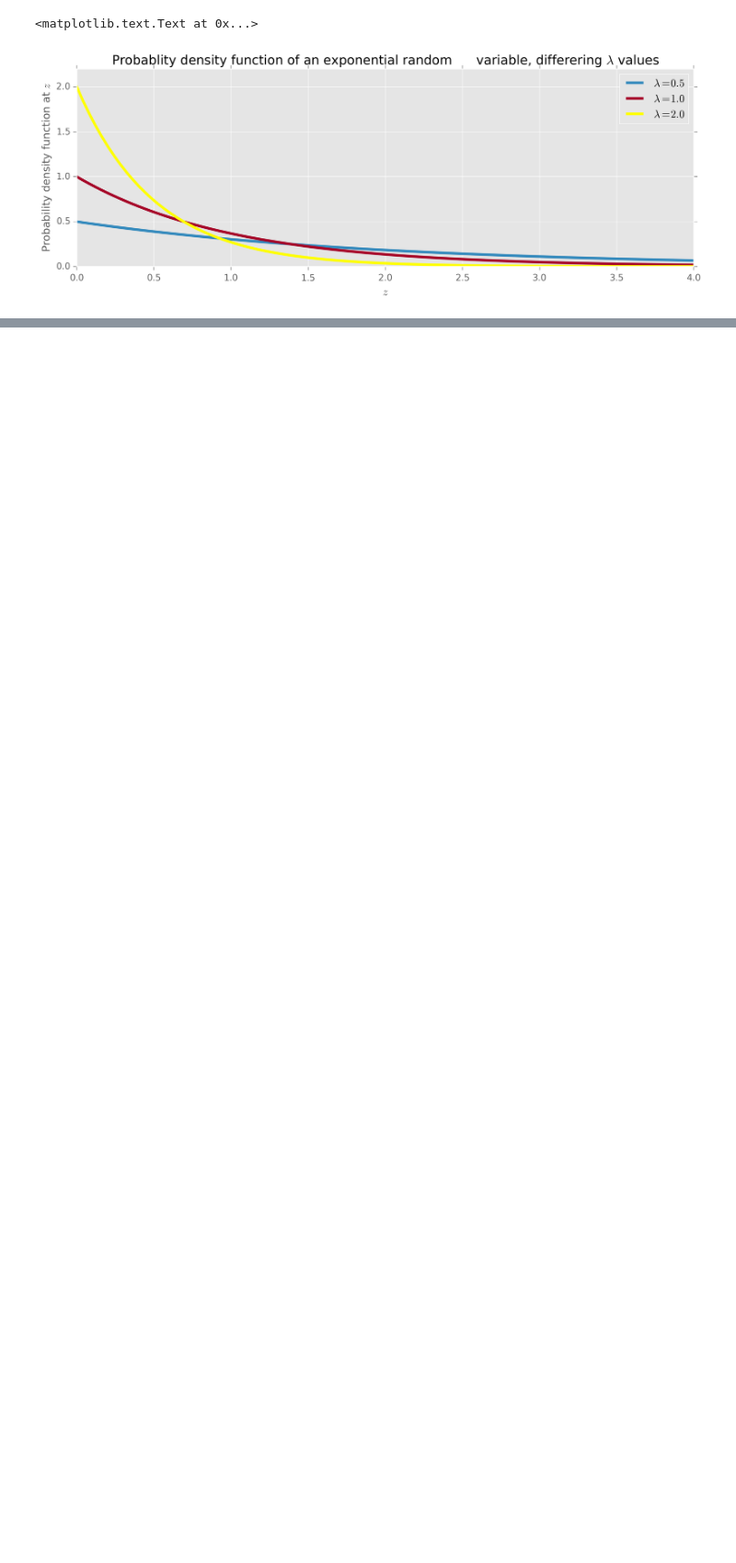
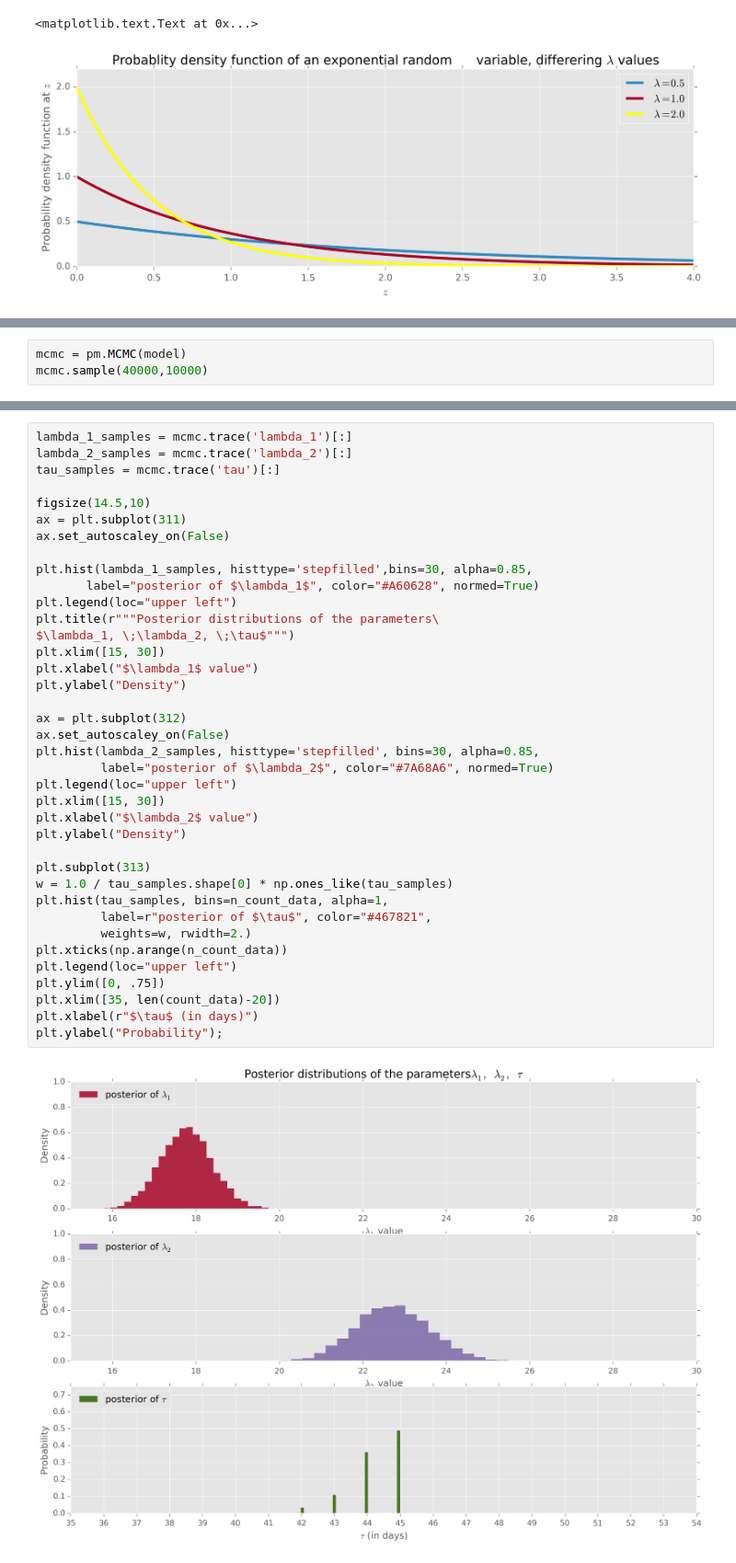
Before and after one commit to doolingdavid/Probabilistic-Programming-and-Bayesian-Methods-for-Hackers, a Jupyter notebook: Chapter1_Introduction/chapter1notes.ipynb, the cells around one changed output, grey strips where cells are left out. Shown at 92% size. Saved outputs shown, nothing was run; the diff lists cells and outputs as text; blank space fills up the shorter version.

```diff
--- a/Chapter1_Introduction/chapter1notes.ipynb
+++ b/Chapter1_Introduction/chapter1notes.ipynb
@@ -137,0 +231,3 @@ plt.title("Probablity density function of an exponential random\
+# %%
+mcmc = pm.MCMC(model)
+mcmc.sample(40000,10000)
@@ -137,0 +236,40 @@ plt.title("Probablity density function of an exponential random\
+# %%
+lambda_1_samples = mcmc.trace('lambda_1')[:]
+lambda_2_samples = mcmc.trace('lambda_2')[:]
+tau_samples = mcmc.trace('tau')[:]
+
+figsize(14.5,10)
+ax = plt.subplot(311)
+ax.set_autoscaley_on(False)
+
+plt.hist(lambda_1_samples, histtype='stepfilled',bins=30, alpha=0.85,
+       label="posterior of $\lambda_1$", color="#A60628", normed=True)
+plt.legend(loc="upper left")
+plt.title(r"""Posterior distributions of the parameters\
+$\lambda_1, \;\lambda_2, \;\tau$""")
+plt.xlim([15, 30])
+plt.xlabel("$\lambda_1$ value")
+plt.ylabel("Density")
+
+ax = plt.subplot(312)
+ax.set_autoscaley_on(False)
+plt.hist(lambda_2_samples, histtype='stepfilled', bins=30, alpha=0.85,
+         label="posterior of $\lambda_2$", color="#7A68A6", normed=True)
+plt.legend(loc="upper left")
+plt.xlim([15, 30])
+plt.xlabel("$\lambda_2$ value")
+plt.ylabel("Density")
+
+plt.subplot(313)
+w = 1.0 / tau_samples.shape[0] * np.ones_like(tau_samples)
+plt.hist(tau_samples, bins=n_count_data, alpha=1,
+         label=r"posterior of $\tau$", color="#467821",
+         weights=w, rwidth=2.)
+plt.xticks(np.arange(n_count_data))
+plt.legend(loc="upper left")
+plt.ylim([0, .75])
+plt.xlim([35, len(count_data)-20])
+plt.xlabel(r"$\tau$ (in days)")
+plt.ylabel("Probability");
+# %% [output]
+[figure, added]
```
Also changed, not shown: parts of 10 cells of this notebook.
